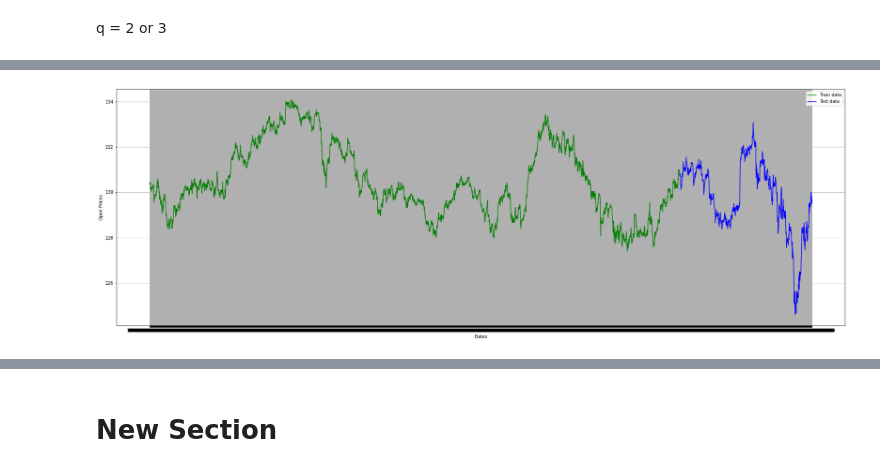
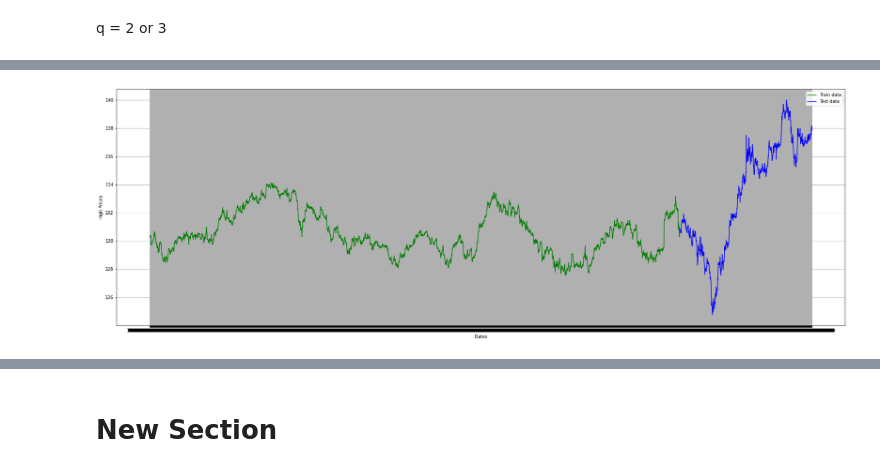
Before and after one commit to MahdiNavaei/Forcast-euro-yen, a Jupyter notebook: Forcast_euro_yen.ipynb, the cells around one changed output, grey strips where cells are left out. Drawn from its saved outputs; the diff is of its cells as text; code cells hidden in the pictures.

```diff
--- a/Forcast_euro_yen.ipynb
+++ b/Forcast_euro_yen.ipynb
@@ -22,7 +22,7 @@ ticker = 'EURJPY'
 # %%
 interval = '1hour'
 # %%
-url = f'https://api.tiingo.com/tiingo/fx/{ticker}/prices?startDate={start_date}&endDate={end}&resampleFreq={interval}&token={api_key}'
+url = f'https://api.tiingo.com/tiingo/fx/{ticker}/prices?startDate={start_date}&endDate={end_date}&resampleFreq={interval}&token={api_key}'
 # %%
 response = requests.get(url)
 # %%
@@ -37,3 +37,6 @@ else:
     print("Error receiving data")
 # %% [output]
 Data saved successfully.
+# %%
+df= pd.DataFrame(df)
+df
@@ -167,12 +183,12 @@ plt.show()
 # %%
 plt.figure(figsize=(30,10))
 plt.grid(True)
 plt.xlabel('Dates')
-plt.ylabel('Open Prices')
-plt.plot(train.open,'green',label='Train data')
-plt.plot(test.open,'blue',label='Test data')
+plt.ylabel('High Prices')
+plt.plot(train.high,'green',label='Train data')
+plt.plot(test.high,'blue',label='Test data')
 plt.legend()
 plt.show()
 # %% [output]
-[figure, old version]
+[figure, new version]
 # %%
```
Also changed, not shown: parts of 21 cells of this notebook.
